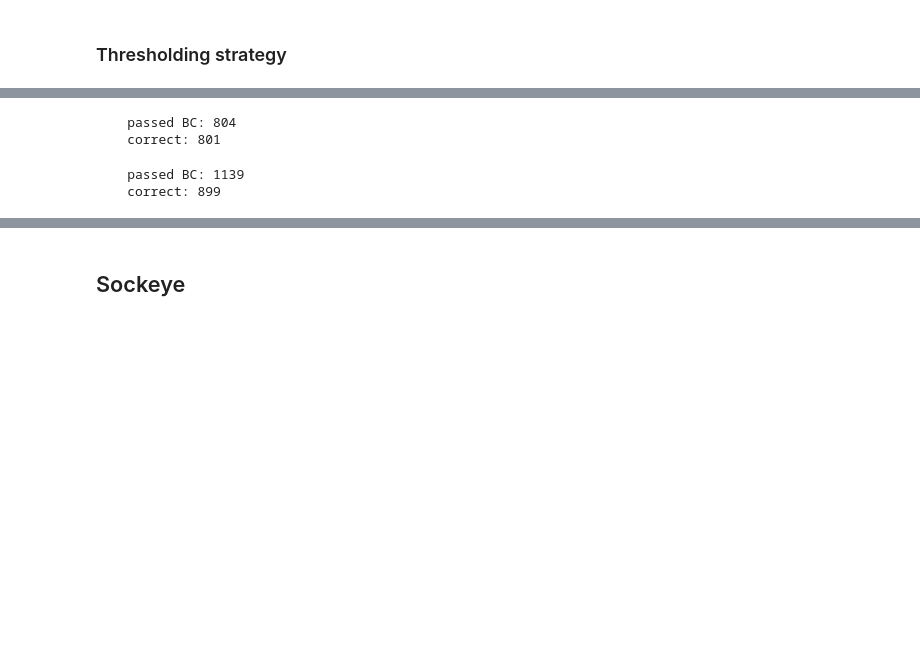
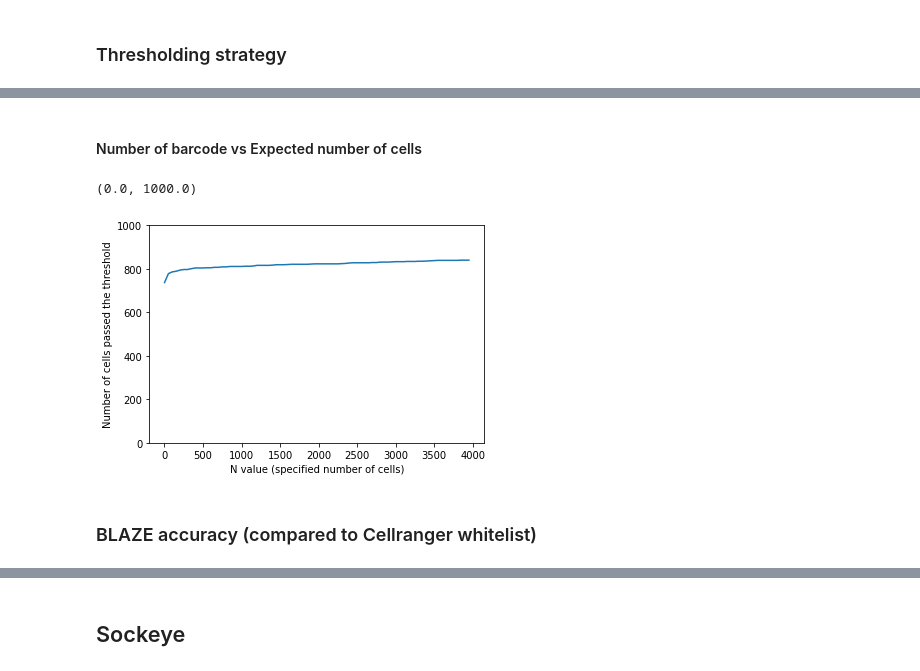
Before and after one commit to youyupei/bc_whitelist_analysis, a Jupyter notebook: script/hiPSC_diff_promethion_lsk110_analysis.ipynb, the cells around one changed output, grey strips where cells are left out. Drawn from its saved outputs; the diff is of its cells as text; code cells hidden in the pictures; blank space fills up the shorter version.

```diff
--- a/script/hiPSC_diff_promethion_lsk110_analysis.ipynb
+++ b/script/hiPSC_diff_promethion_lsk110_analysis.ipynb
@@ -204,34 +115,0 @@ threshold = percentile_count_thres(raw_bc_d_minQ15_filtered.counts,500)
-# %%
-bc_pass_idx = raw_bc_d_minQ15_filtered.counts >= threshold
-passed_bc = set(raw_bc_d_minQ15_filtered[bc_pass_idx].BC)
-correct = len(passed_bc & cr_filtered_bc)
-print(
-f'''
-    passed BC: {len(passed_bc)}
-    correct: {correct}
-''')
-# %% [output]
-    passed BC: 804
-    correct: 801
-# %%
-# knee point:
-import kneed
-def find_knee_point(counts):
-    counts = np.array(counts)
-    counts = counts[counts > 0]
-    counts = sorted(counts)[::-1]
-    kneedle  = kneed.KneeLocator(y =np.cumsum(counts),x = range(len(counts)),  S=1.0, curve="concave", direction="increasing")
-    return kneedle.knee
-
-_, top_n = getKneeDistance(list(raw_bc_d_minQ15_filtered.counts))
-threshold_2 = list(raw_bc_d_minQ15_filtered.counts)[top_n]
-passed_bc_2 = set(raw_bc_d_minQ15_filtered.iloc[:top_n,].BC)
-correct = len(passed_bc_2 & cr_filtered_bc)
-print(
-f'''
-    passed BC: {len(passed_bc_2)}
-    correct: {correct}
-''')
-# %% [output]
-    passed BC: 1139
-    correct: 899
@@ -237,0 +137,15 @@ f'''
+# %% [markdown]
+#### Number of barcode vs Expected number of cells
+# %%
+x = np.arange(1,4000,50)
+y = [sum(raw_bc_d_minQ15_filtered.counts >= percentile_count_thres(raw_bc_d_minQ15_filtered.counts,i)) for i in x ]
+plt.plot(x,y)
+plt.xlabel("N value (specified number of cells)")
+plt.ylabel("Number of cells passed the threshold")
+plt.ylim(0,1000)
+#plt.savefig('tuneN_pmth.svg', format='svg')
+# %% [output]
+(0.0, 1000.0)
+[figure, added]
+# %% [markdown]
+### BLAZE accuracy (compared to Cellranger whitelist)
```
Also changed, not shown: parts of 50 cells of this notebook, 11 other files.
